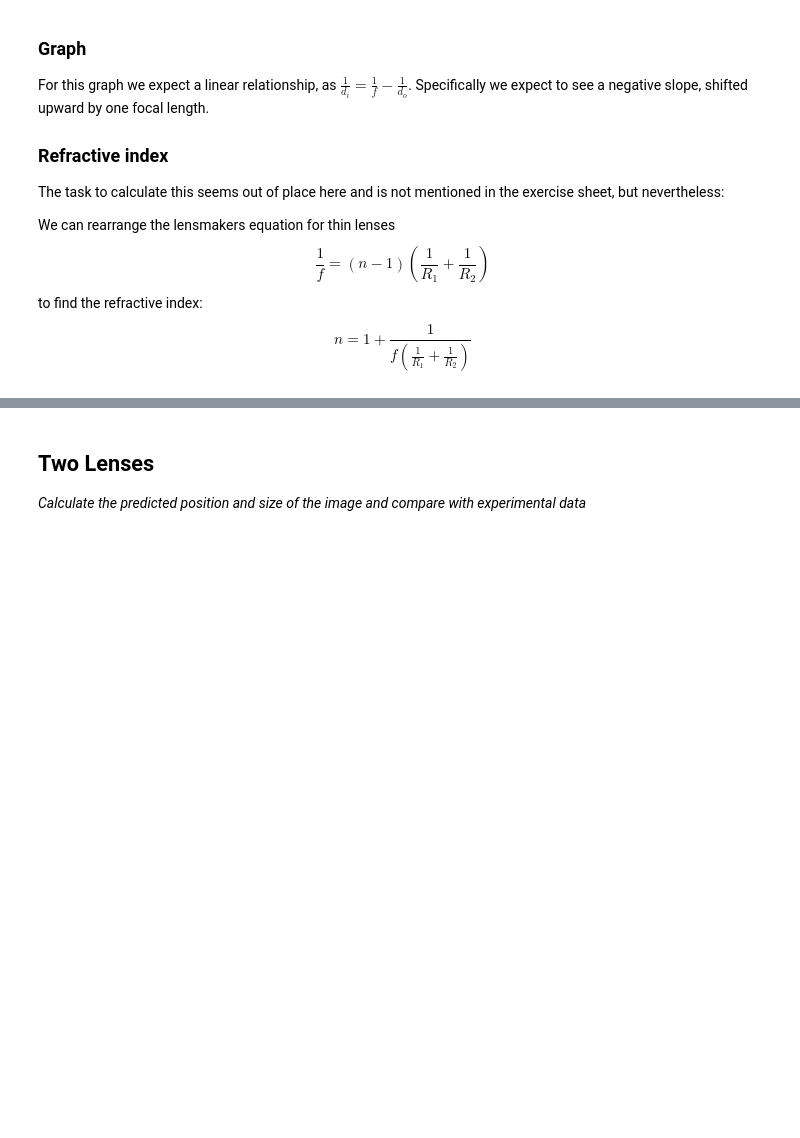
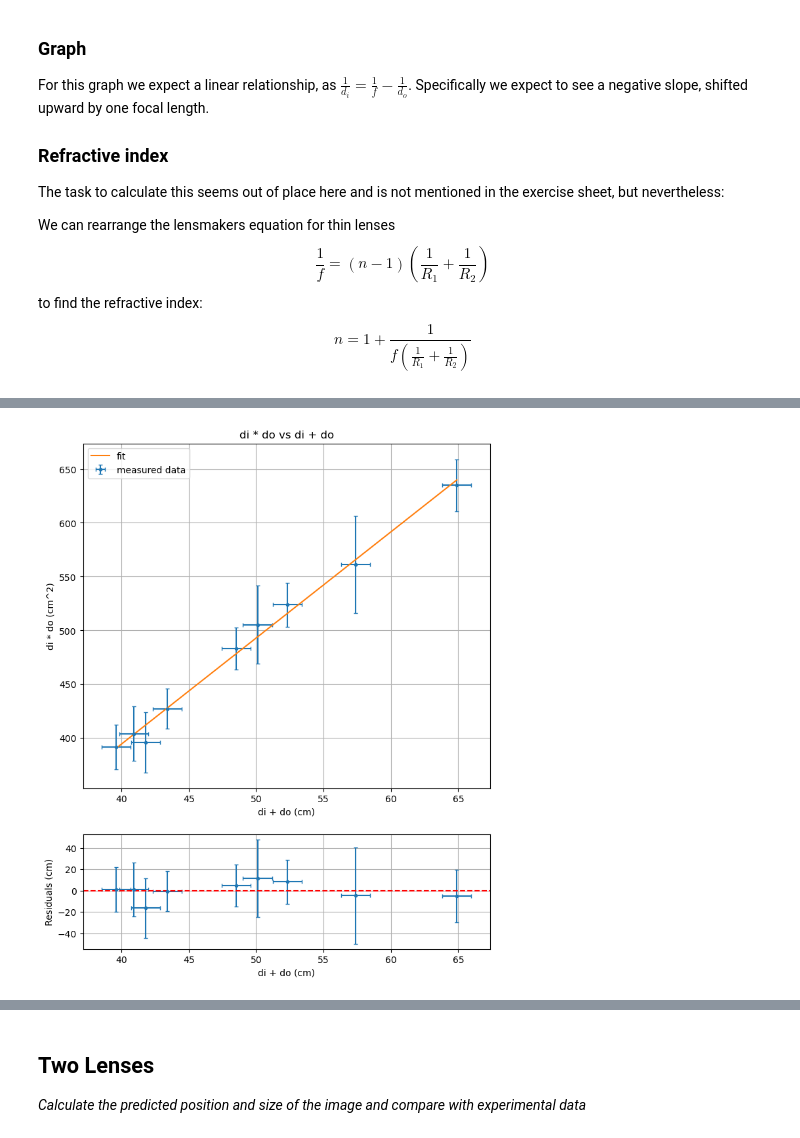
Before and after one commit to jullanggit/lab, a Jupyter notebook: Physics Lab/L4 Lenses/lenses.ipynb, the cells around one changed output, grey strips where cells are left out. Drawn from its saved outputs; the diff is of its cells as text; code cells hidden in the pictures; blank space fills up the shorter version.

```diff
--- a/Physics Lab/L4 Lenses/lenses.ipynb
+++ b/Physics Lab/L4 Lenses/lenses.ipynb
@@ -214,2 +218,89 @@ As we did not know we needed to measure the lenses radii, we cannot calculate th
 # %%
 # add code to graph the data and fit here (with residual plot)
+
+# add code to calculate and print the refractive index here
+
+f_old2 = f_lin
+df_old2 = df_lin
+
+u = do + di
+du = np.sqrt(ddi*ddi + ddo*ddo)
+v = do * di
+dv = np.abs(v) * np.sqrt((ddo/do)**2 + (ddi/di)**2)
+
+
+def model(x, f):
+    return f * x
+
+# calculate linear fit parameters and their uncertainties
+coeff, pcov = curve_fit(model, u, v)
+f_lin = coeff[0]
+df_lin = np.sqrt(np.diag(pcov))[0]
+
+# calculate v^2
+v_pred = model(u, f_lin)
+
+ss_res = np.sum((v - v_pred) ** 2)              # residual sum of squares
+ss_tot = np.sum((v - np.mean(v)) ** 2)          # total sum of squares
+
+r2 = 1 - (ss_res / ss_tot)
+
+print(f"r^2 = {r2:.4f}")
+
+from scipy import stats
+
+# number of data points and parameters
+n = len(v)
+p = 1  # f and R0
+
+# t-statistic for slope
+t_stat = f_lin / df_lin
+
+# degrees of freevm
+vf = n - p
+
+# two-sided p-value
+p_value = 2 * (1 - stats.t.cdf(abs(t_stat), vf))
+
+print(f"Focal length f = {f_lin:.4f}cm ± {df_lin:.4f}cm")
+print(f"Calculated focal length difference = {f_old - f_lin:.4f}cm ± {np.sqrt(df_lin * df_lin + df_old * df_old):.4f}cm") # real uncertainty a bit lower as the two uncertainties are correlated, but this should be a good enough approximation
+print(f"t = {t_stat:.4f}")
+print(f"p-value = {p_value:.4e}")
+
+
+
+# calculate fitted values and residuals
+u_range = np.linspace(min(u), max(u), 100)
+v_fit = model(u_range, f_lin)
+
+res_lin = v - model(u, f_lin)
+
+# plot data, fit, and residuals
+fig, ax = plt.subplots(2, 1, figsize=(8, 10), gridspec_kw={'height_ratios': [3, 1]})
+ax1, ax2 = ax
+ax1.errorbar(u, v, xerr=du, yerr=dv, fmt='.', capsize=2, label='measured data')
+ax1.plot(u_range, v_fit, label='fit')
+ax1.set_title('di * do vs di + do')
+ax1.set_xlabel('di + do (cm)')
+ax1.set_ylabel('di * do (cm^2)')
+ax1.grid(True)
+ax1.legend()
+ax2.errorbar(u, res_lin, xerr=du, yerr=dv, fmt='.', capsize=2)
+ax2.axhline(0, color='red', linestyle='--')
+ax2.set_xlabel('di + do (cm)')
+ax2.set_ylabel('Residuals (cm)')
+ax2.grid(True)
+plt.show()
+
+# pairwise compatibilities
+def pairwise_comp(a, b, da, db):
+    diff = a - b
+    ddiff = np.sqrt(da**2 + db**2)
+    return np.abs(diff)/ddiff
+
+print(f"Pairwise compatibilities of...")
+print(f"... first and second...: {pairwise_comp(f_old, f_old2, df_old, df_old2)}")
+print(f"... first and third...: {pairwise_comp(f_old, f_lin, df_old, df_lin)}")
+print(f"... second and third...: {pairwise_comp(f_old2, f_lin, df_old2, df_lin)}")
+print(f"... focal length fit")
+# %% [output]
@@ -215,0 +312 @@ As we did not know we needed to measure the lenses radii, we cannot calculate th
+[figure, added]
```
Also changed, not shown: parts of 7 cells of this notebook.
